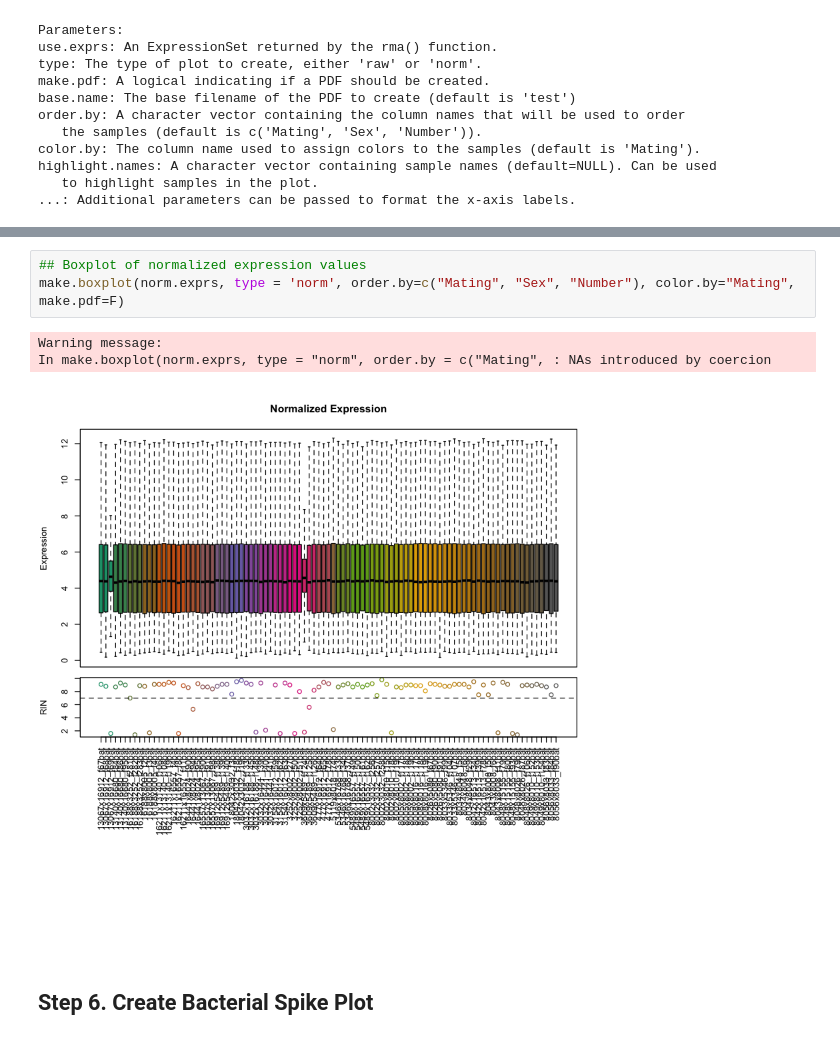
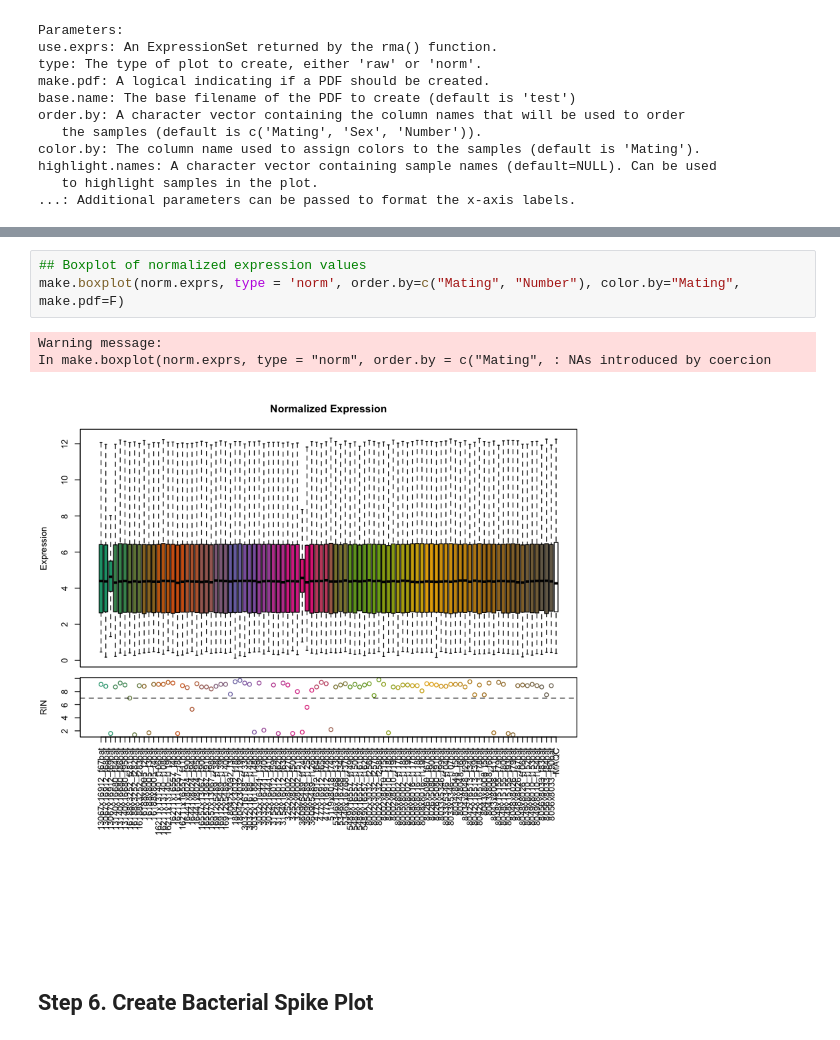
Before and after one commit to mooneymi/systems_immunogenetics, a Jupyter notebook: SIG_Array_QA_QC_Workflow.ipynb, the cells around one changed output, grey strips where cells are left out. Cells and saved outputs as stored; diff of their text form.

```diff
--- a/SIG_Array_QA_QC_Workflow.ipynb
+++ b/SIG_Array_QA_QC_Workflow.ipynb
@@ -174,10 +191,10 @@ In make.boxplot(bgcor.exprs, type = "raw", order.by = c("Mating", : NAs introduc
 # %%
 ## Boxplot of normalized expression values
-make.boxplot(norm.exprs, type = 'norm', order.by=c("Mating", "Sex", "Number"), color.by="Mating", make.pdf=F)
+make.boxplot(norm.exprs, type = 'norm', order.by=c("Mating", "Number"), color.by="Mating", make.pdf=F)
 # %% [output]
 Warning message:
 In make.boxplot(norm.exprs, type = "norm", order.by = c("Mating", : NAs introduced by coercion
-[figure, old version]
+[figure, new version]
 # %% [markdown]
 ## Step 6. Create Bacterial Spike Plot
 # %%
```
Also changed, not shown: parts of 12 cells of this notebook, 1 other file.
